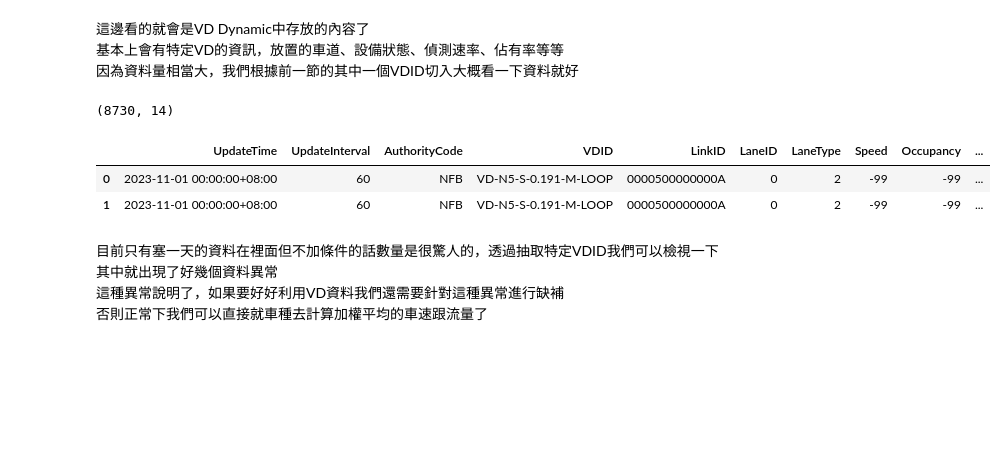
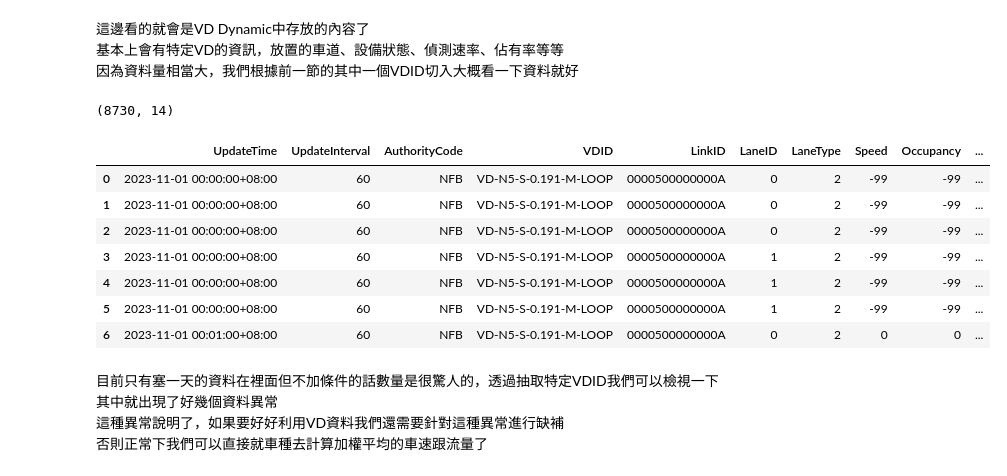
Before and after one commit to willim9313/Taiwan_Freeway5_TravelTime_Prediction, a Jupyter notebook: notebooks/eda_1st_all.ipynb, the cells around one changed output. Saved outputs shown, nothing was run; the diff lists cells and outputs as text; code cells hidden in the pictures; blank space fills up the shorter version.

```diff
--- a/notebooks/eda_1st_all.ipynb
+++ b/notebooks/eda_1st_all.ipynb
@@ -86,12 +93,17 @@ df = pd.read_sql_query(
 con.close()
 # %%
 display(df.shape)
-df.head(2)
+df.head(7)
 # %% [output]
 (8730, 14)
 |  | UpdateTime | UpdateInterval | AuthorityCode | VDID | LinkID | LaneID | LaneType | Speed | Occupancy | ... |
 | 0 | 2023-11-01 00:00:00+08:00 | 60 | NFB | VD-N5-S-0.191-M-LOOP | 0000500000000A | 0 | 2 | -99 | -99 | ... |
 | 1 | 2023-11-01 00:00:00+08:00 | 60 | NFB | VD-N5-S-0.191-M-LOOP | 0000500000000A | 0 | 2 | -99 | -99 | ... |
+| 2 | 2023-11-01 00:00:00+08:00 | 60 | NFB | VD-N5-S-0.191-M-LOOP | 0000500000000A | 0 | 2 | -99 | -99 | ... |
+| 3 | 2023-11-01 00:00:00+08:00 | 60 | NFB | VD-N5-S-0.191-M-LOOP | 0000500000000A | 1 | 2 | -99 | -99 | ... |
+| 4 | 2023-11-01 00:00:00+08:00 | 60 | NFB | VD-N5-S-0.191-M-LOOP | 0000500000000A | 1 | 2 | -99 | -99 | ... |
+| 5 | 2023-11-01 00:00:00+08:00 | 60 | NFB | VD-N5-S-0.191-M-LOOP | 0000500000000A | 1 | 2 | -99 | -99 | ... |
+| 6 | 2023-11-01 00:01:00+08:00 | 60 | NFB | VD-N5-S-0.191-M-LOOP | 0000500000000A | 0 | 2 | 0 | 0 | ... |
 # %% [markdown]
 目前只有塞一天的資料在裡面但不加條件的話數量是很驚人的，透過抽取特定VDID我們可以檢視一下
 其中就出現了好幾個資料異常
```
Also changed, not shown: parts of 73 cells of this notebook, 1 other file.
